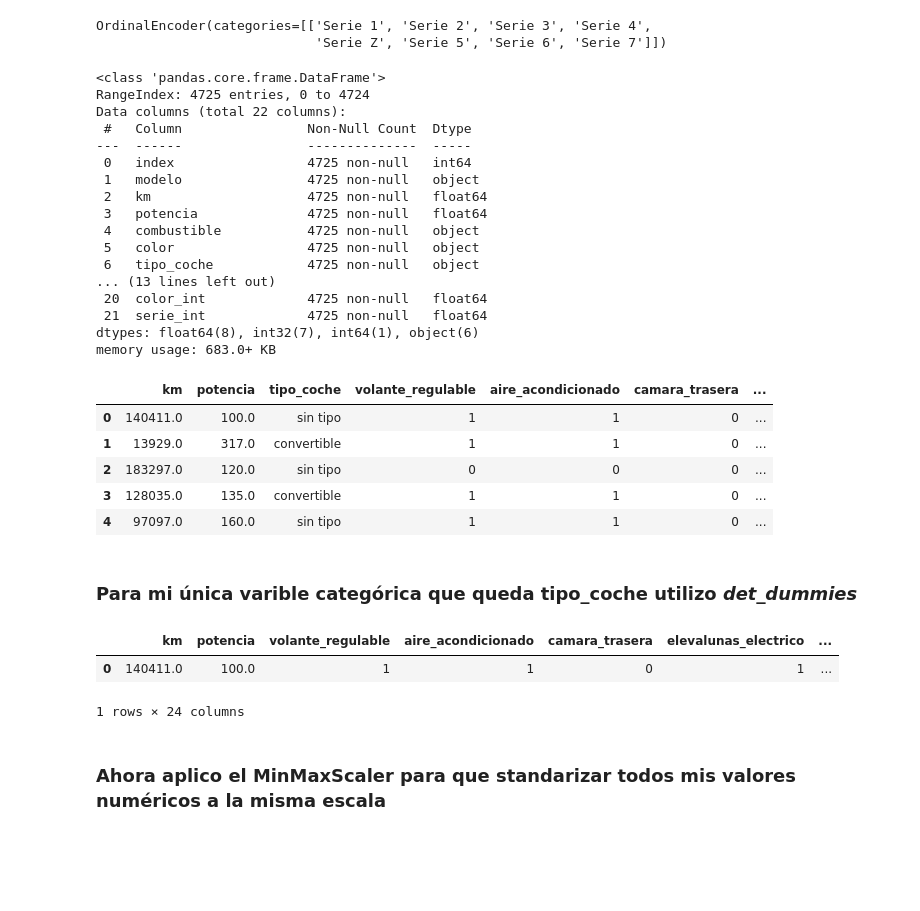
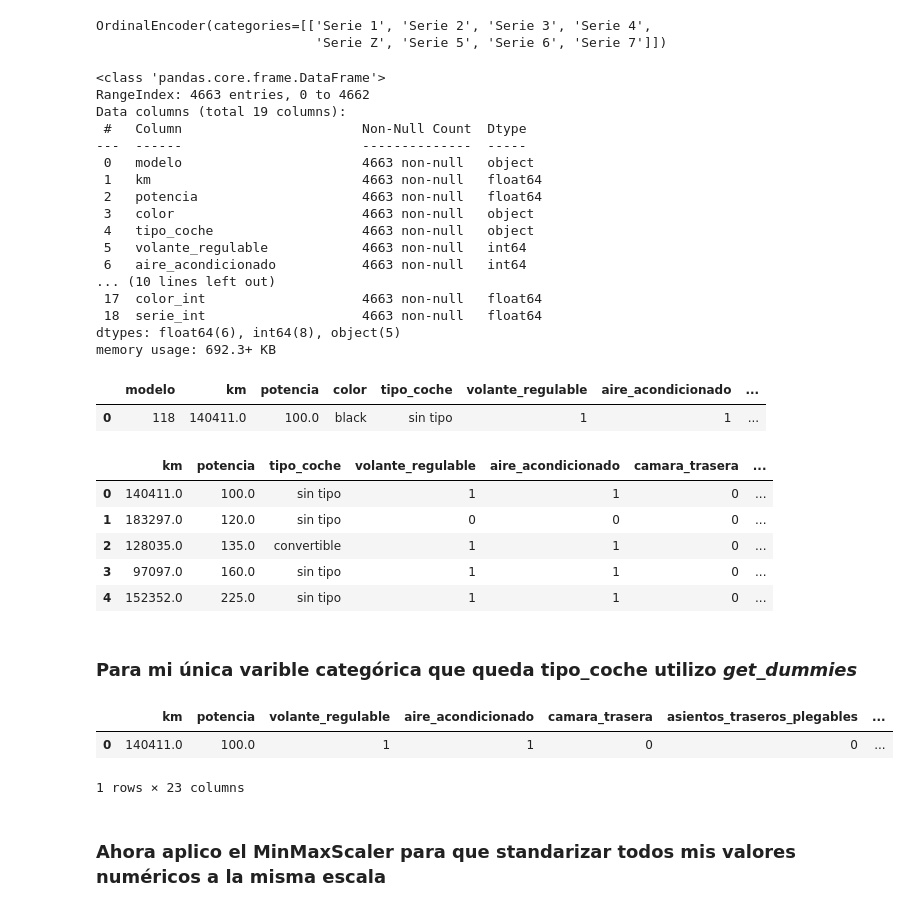
Before and after one commit to Unbiunio/Project-BMW, a Jupyter notebook: df_bmw.ipynb, the cells around one changed output. Drawn from its saved outputs; the diff is of its cells as text; code cells hidden in the pictures; blank space fills up the shorter version.

```diff
--- a/df_bmw.ipynb
+++ b/df_bmw.ipynb
@@ -971,4 +978,4 @@ Name: count, dtype: int64
 ### Agrupamos color en "serie" y "personalizados", basandonos en que los de serie son los que habitalmente no te cobran como un extra y los personalizados son los colores diferentes a los de serie y por ende aplica un sobrecargo(lo cual nos da la pauta para darles valor diferente)
 # %%
 #Cambiamos los valores('black','white','red') a serie y los demás a personalizado
-df_bmw10['group_color'] = np.where((df_bmw10['color'] =='black') | (df_bmw10['color'] =='white') | (df_bmw10['color'] =='red'), 'serie', 'personalizado')
+df_bmw['group_color'] = np.where((df_bmw['color'] =='black') | (df_bmw['color'] =='white') | (df_bmw['color'] =='red'), 'serie', 'personalizado')
@@ -994,7 +1009,7 @@ oe
 # %% [output]
 OrdinalEncoder(categories=[['serie', 'personalizado']])
 # %%
-df_bmw10['color_int'] = oe.fit_transform(df_bmw10[['group_color']])
+df_bmw['color_int'] = oe.fit_transform(df_bmw[['group_color']])
 # %%
 oe = OrdinalEncoder(categories=[['Serie 1','Serie 2','Serie 3','Serie 4','Serie Z','Serie 5','Serie 6','Serie 7']])
 oe
@@ -1002,4 +1017,4 @@ oe
 OrdinalEncoder(categories=[['Serie 1', 'Serie 2', 'Serie 3', 'Serie 4',
                             'Serie Z', 'Serie 5', 'Serie 6', 'Serie 7']])
 # %%
-df_bmw10['serie_int'] = oe.fit_transform(df_bmw10[['serie']])
+df_bmw['serie_int'] = oe.fit_transform(df_bmw[['serie']])
@@ -1008,21 +1021,28 @@ df_bmw11 = df_bmw10.copy().reset_index()
+# %%
+df_bmw.reset_index(inplace=True,drop=True)
 # %%
-df_bmw11.info()
+df_bmw.info()
 # %% [output]
 <class 'pandas.core.frame.DataFrame'>
-RangeIndex: 4725 entries, 0 to 4724
-Data columns (total 22 columns):
- #   Column                Non-Null Count  Dtype
----  ------                --------------  -----
- 0   index                 4725 non-null   int64
- 1   modelo                4725 non-null   object
- 2   km                    4725 non-null   float64
- 3   potencia              4725 non-null   float64
- 4   combustible           4725 non-null   object
- 5   color                 4725 non-null   object
- 6   tipo_coche            4725 non-null   object
-... (13 lines left out)
- 20  color_int             4725 non-null   float64
- 21  serie_int             4725 non-null   float64
-dtypes: float64(8), int32(7), int64(1), object(6)
-memory usage: 683.0+ KB
+RangeIndex: 4663 entries, 0 to 4662
+Data columns (total 19 columns):
+ #   Column                       Non-Null Count  Dtype
+---  ------                       --------------  -----
+ 0   modelo                       4663 non-null   object
+ 1   km                           4663 non-null   float64
+ 2   potencia                     4663 non-null   float64
+ 3   color                        4663 non-null   object
+ 4   tipo_coche                   4663 non-null   object
+ 5   volante_regulable            4663 non-null   int64
+ 6   aire_acondicionado           4663 non-null   int64
+... (10 lines left out)
+ 17  color_int                    4663 non-null   float64
+ 18  serie_int                    4663 non-null   float64
+dtypes: float64(6), int64(8), object(5)
+memory usage: 692.3+ KB
+# %%
+df_bmw.head(1)
+# %% [output]
+|  | modelo | km | potencia | color | tipo_coche | volante_regulable | aire_acondicionado | ... |
+| 0 | 118 | 140411.0 | 100.0 | black | sin tipo | 1 | 1 | ... |
 # %%
@@ -1032,12 +1052,12 @@ for i in list_to_delete2:
 # %%
-df_bmw11.head()
+df_bmw.head()
 # %% [output]
 |  | km | potencia | tipo_coche | volante_regulable | aire_acondicionado | camara_trasera | ... |
 | 0 | 140411.0 | 100.0 | sin tipo | 1 | 1 | 0 | ... |
-| 1 | 13929.0 | 317.0 | convertible | 1 | 1 | 0 | ... |
-| 2 | 183297.0 | 120.0 | sin tipo | 0 | 0 | 0 | ... |
-| 3 | 128035.0 | 135.0 | convertible | 1 | 1 | 0 | ... |
-| 4 | 97097.0 | 160.0 | sin tipo | 1 | 1 | 0 | ... |
+| 1 | 183297.0 | 120.0 | sin tipo | 0 | 0 | 0 | ... |
+| 2 | 128035.0 | 135.0 | convertible | 1 | 1 | 0 | ... |
+| 3 | 97097.0 | 160.0 | sin tipo | 1 | 1 | 0 | ... |
+| 4 | 152352.0 | 225.0 | sin tipo | 1 | 1 | 0 | ... |
 # %% [markdown]
-### Para mi única varible categórica que queda **tipo_coche** utilizo _det_dummies_
+### Para mi única varible categórica que queda **tipo_coche** utilizo _get_dummies_
 # %%
@@ -1045,9 +1065,9 @@ df_bmw11=pd.get_dummies(data=df_bmw11, columns=['tipo_coche'],dtype=int)
 # %%
-df_bmw11.head(1)
+df_bmw.head(1)
 # %% [output]
-|  | km | potencia | volante_regulable | aire_acondicionado | camara_trasera | elevalunas_electrico | ... |
-| 0 | 140411.0 | 100.0 | 1 | 1 | 0 | 1 | ... |
+|  | km | potencia | volante_regulable | aire_acondicionado | camara_trasera | asientos_traseros_plegables | ... |
+| 0 | 140411.0 | 100.0 | 1 | 1 | 0 | 0 | ... |
-1 rows × 24 columns
+1 rows × 23 columns
 # %%
 pd.set_option('display.max_columns', None)
 # %%
```
Also changed, not shown: parts of 26 cells of this notebook.
